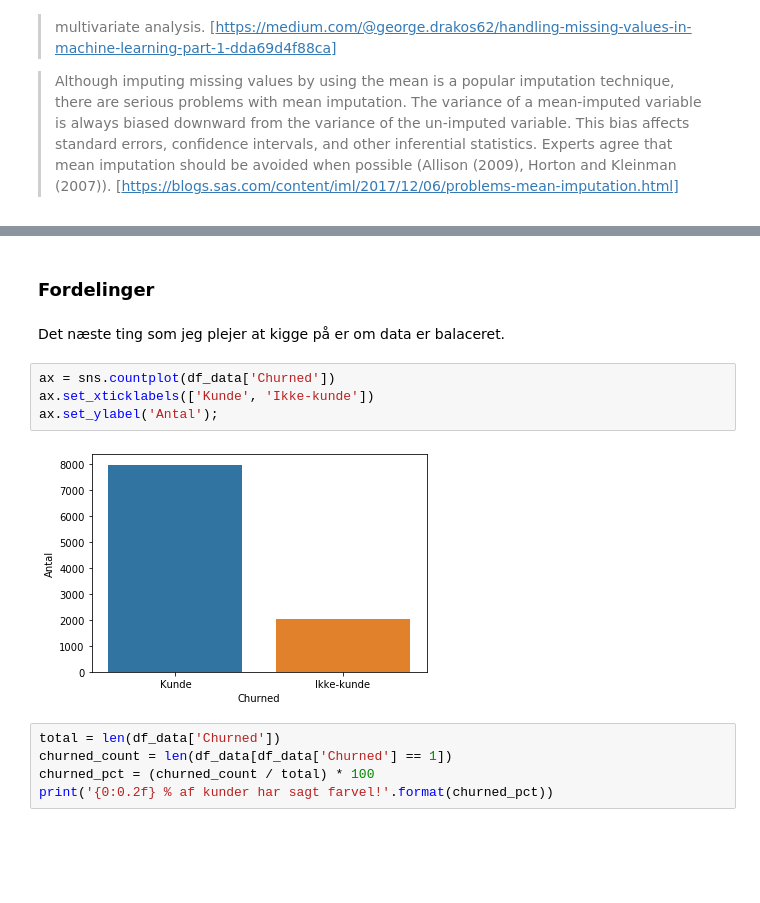
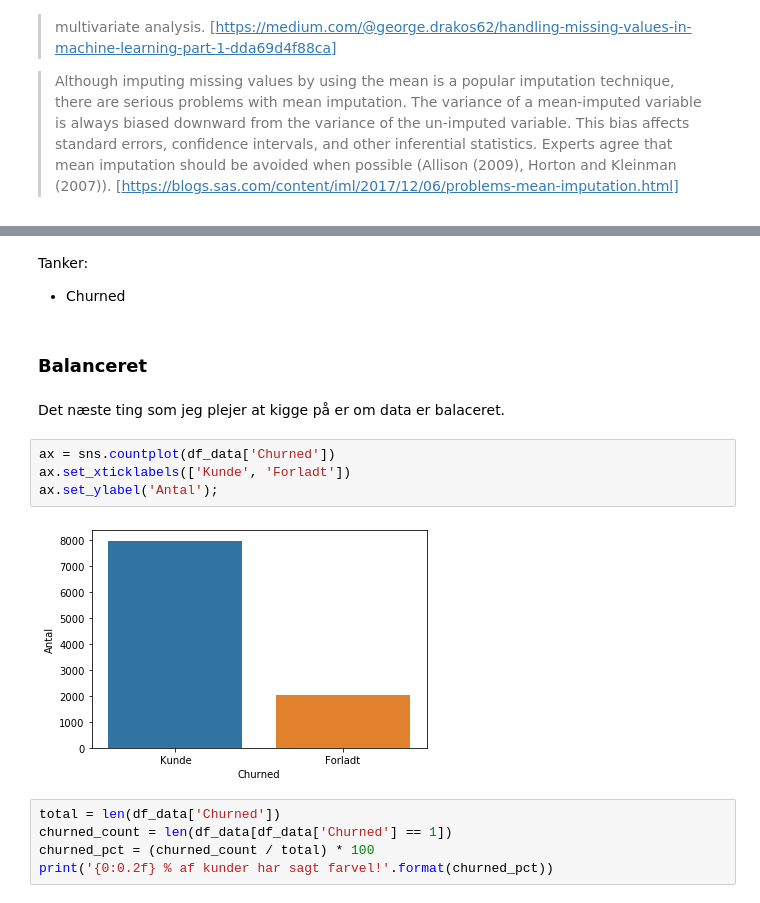
Before and after one commit to sheikhomar/lunch, a Jupyter notebook: analysis.ipynb, the cells around one changed output, grey strips where cells are left out. Cells and saved outputs as stored; diff of their text form; blank space fills up the shorter version.

```diff
--- a/analysis.ipynb
+++ b/analysis.ipynb
@@ -78,13 +154,16 @@ Igen man skal være forsigtigt med at udfylde data med statistikker fordi disse
+# %% [markdown]
+Tanker:
+- Churned
 # %% [markdown]
-### Fordelinger
+### Balanceret
 # %% [markdown]
 Det næste ting som jeg plejer at kigge på er om data er balaceret.
 # %%
 ax = sns.countplot(df_data['Churned'])
-ax.set_xticklabels(['Kunde', 'Ikke-kunde'])
+ax.set_xticklabels(['Kunde', 'Forladt'])
 ax.set_ylabel('Antal');
 # %% [output]
-[figure, old version]
+[figure, new version]
 # %%
 total = len(df_data['Churned'])
 churned_count = len(df_data[df_data['Churned'] == 1])
```
Also changed, not shown: parts of 22 cells of this notebook.
